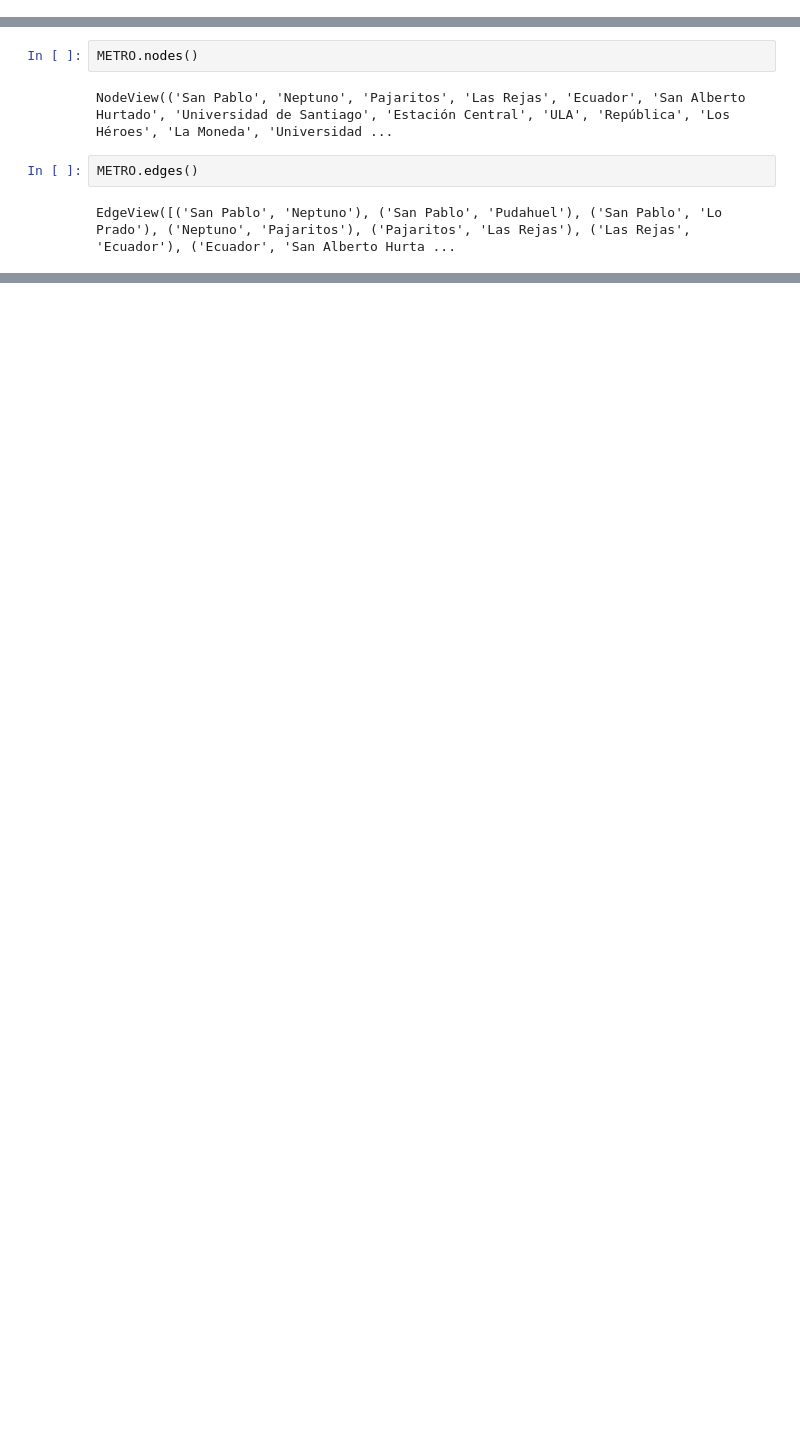
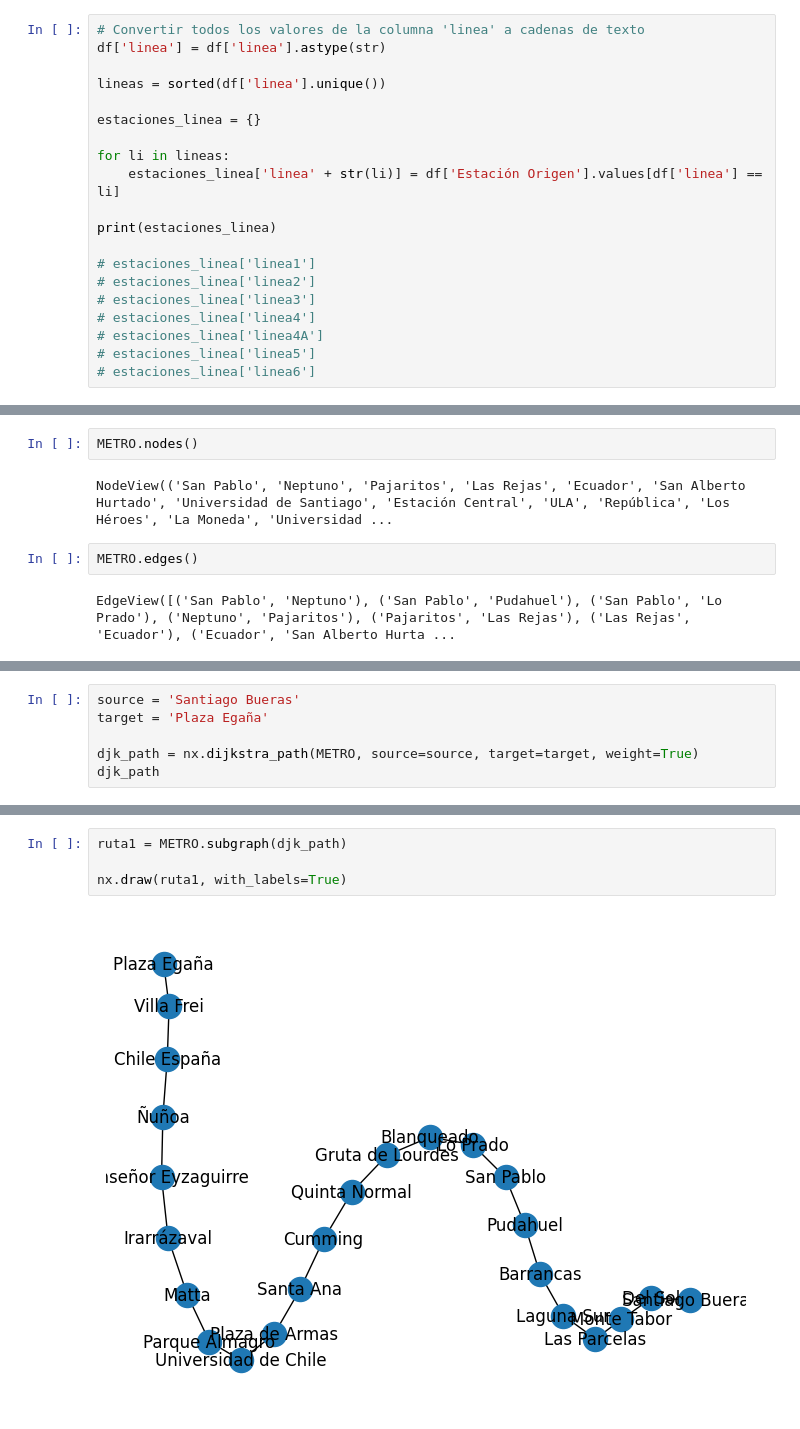
Before and after one commit to skantos/metro-de-santiago-de-chile, a Jupyter notebook: metro.ipynb, the cells around one changed output, grey strips where cells are left out. Saved outputs shown, nothing was run; the diff lists cells and outputs as text; blank space fills up the shorter version.

```diff
--- a/metro.ipynb
+++ b/metro.ipynb
@@ -17,0 +30,20 @@ Index(['Estación Origen', 'Estación Destino', 'Color', 'Logitud de Estación']
+# %%
+# Convertir todos los valores de la columna 'linea' a cadenas de texto
+df['linea'] = df['linea'].astype(str)
+
+lineas = sorted(df['linea'].unique())
+
+estaciones_linea = {}
+
+for li in lineas:
+    estaciones_linea['linea' + str(li)] = df['Estación Origen'].values[df['linea'] == li]
+
+print(estaciones_linea)
+
+# estaciones_linea['linea1']
+# estaciones_linea['linea2']
+# estaciones_linea['linea3']
+# estaciones_linea['linea4']
+# estaciones_linea['linea4A']
+# estaciones_linea['linea5']
+# estaciones_linea['linea6']
@@ -99,0 +236,6 @@ nx.draw(ruta1, with_labels=True)
+# %%
+source = 'Santiago Bueras'
+target = 'Plaza Egaña'
+
+djk_path = nx.dijkstra_path(METRO, source=source, target=target, weight=True)
+djk_path
@@ -99,0 +300,6 @@ nx.draw(ruta1, with_labels=True)
+# %%
+ruta1 = METRO.subgraph(djk_path)
+
+nx.draw(ruta1, with_labels=True)
+# %% [output]
+[figure, added]
```
Also changed, not shown: parts of 19 cells of this notebook, 1 other file.
